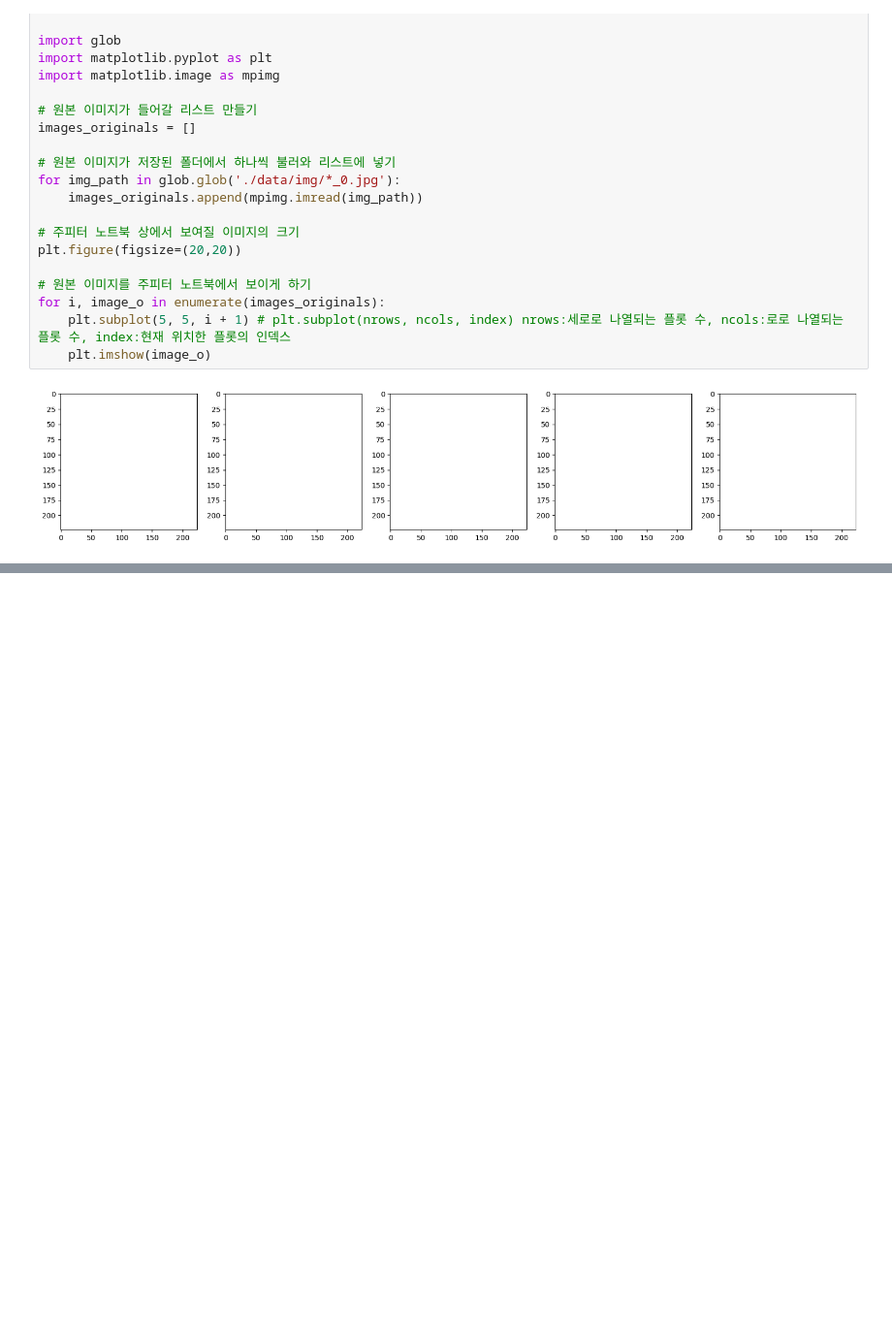
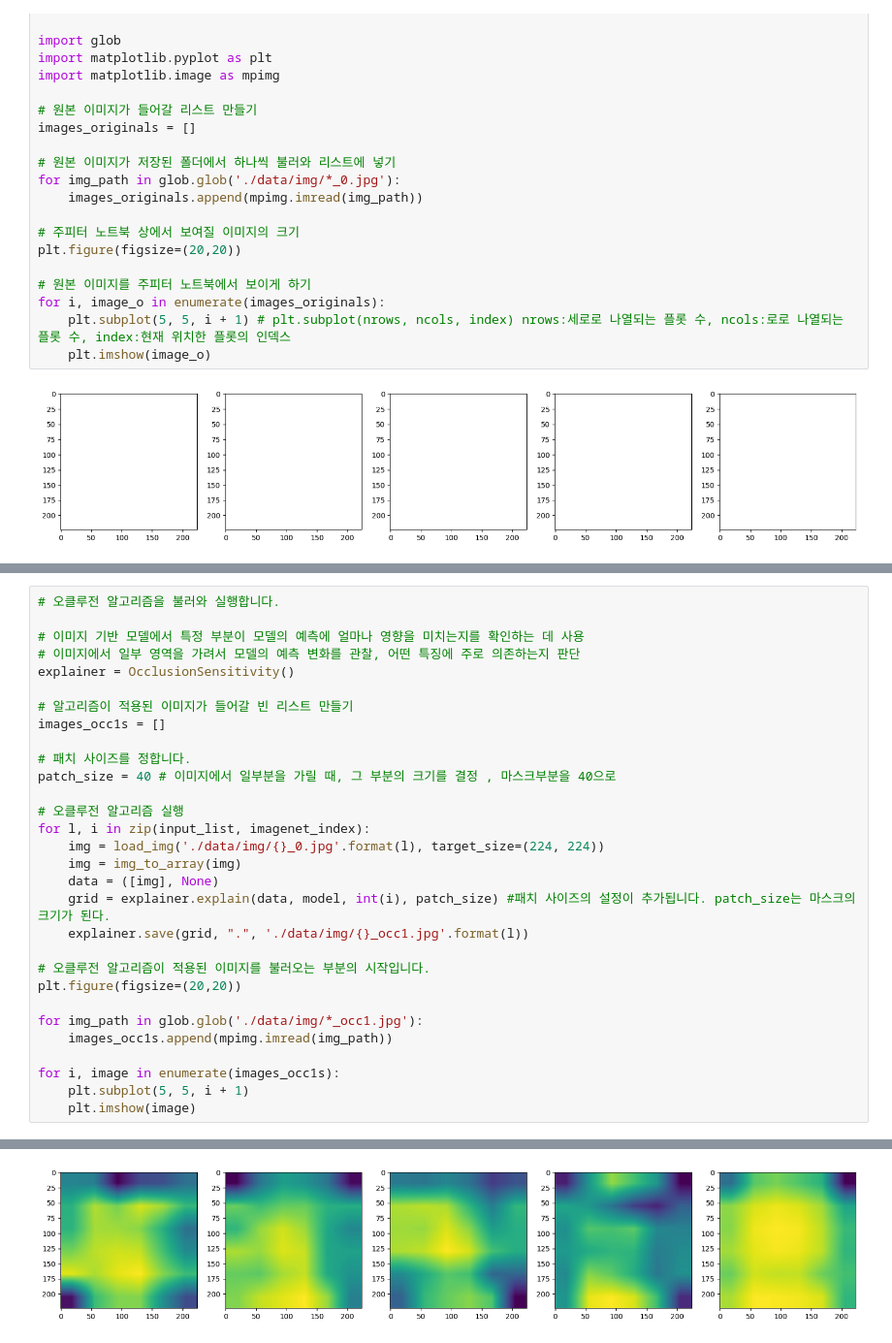
Before and after one commit to limpst/bibooli, a Jupyter notebook: Untitled3.ipynb, the cells around one changed output, grey strips where cells are left out. Shown at 97% size. Cells and saved outputs as stored; diff of their text form; blank space fills up the shorter version.

```diff
--- a/Untitled3.ipynb
+++ b/Untitled3.ipynb
@@ -734,0 +677,31 @@ model.add(Embedding(word_size, 8, input_length=4))
+# %%
+# 오클루전 알고리즘을 불러와 실행합니다.
+
+# 이미지 기반 모델에서 특정 부분이 모델의 예측에 얼마나 영향을 미치는지를 확인하는 데 사용
+# 이미지에서 일부 영역을 가려서 모델의 예측 변화를 관찰, 어떤 특징에 주로 의존하는지 판단
+explainer = OcclusionSensitivity()
+
+# 알고리즘이 적용된 이미지가 들어갈 빈 리스트 만들기
+images_occ1s = []
+
+# 패치 사이즈를 정합니다.
+patch_size = 40 # 이미지에서 일부분을 가릴 때, 그 부분의 크기를 결정 , 마스크부분을 40으로
+
+# 오클루전 알고리즘 실행
+for l, i in zip(input_list, imagenet_index):
+    img = load_img('./data/img/{}_0.jpg'.format(l), target_size=(224, 224))
+    img = img_to_array(img)
+    data = ([img], None)
+    grid = explainer.explain(data, model, int(i), patch_size) #패치 사이즈의 설정이 추가됩니다. patch_size는 마스크의 크기가 된다.
+    explainer.save(grid, ".", './data/img/{}_occ1.jpg'.format(l))
+
+# 오클루전 알고리즘이 적용된 이미지를 불러오는 부분의 시작입니다.
+plt.figure(figsize=(20,20))
+
+for img_path in glob.glob('./data/img/*_occ1.jpg'):
+    images_occ1s.append(mpimg.imread(img_path))
+
+for i, image in enumerate(images_occ1s):
+    plt.subplot(5, 5, i + 1)
+    plt.imshow(image)
+# %% [output]
@@ -734,0 +713 @@ model.add(Embedding(word_size, 8, input_length=4))
+[figure, added]
```
Also changed, not shown: parts of 150 cells of this notebook.
